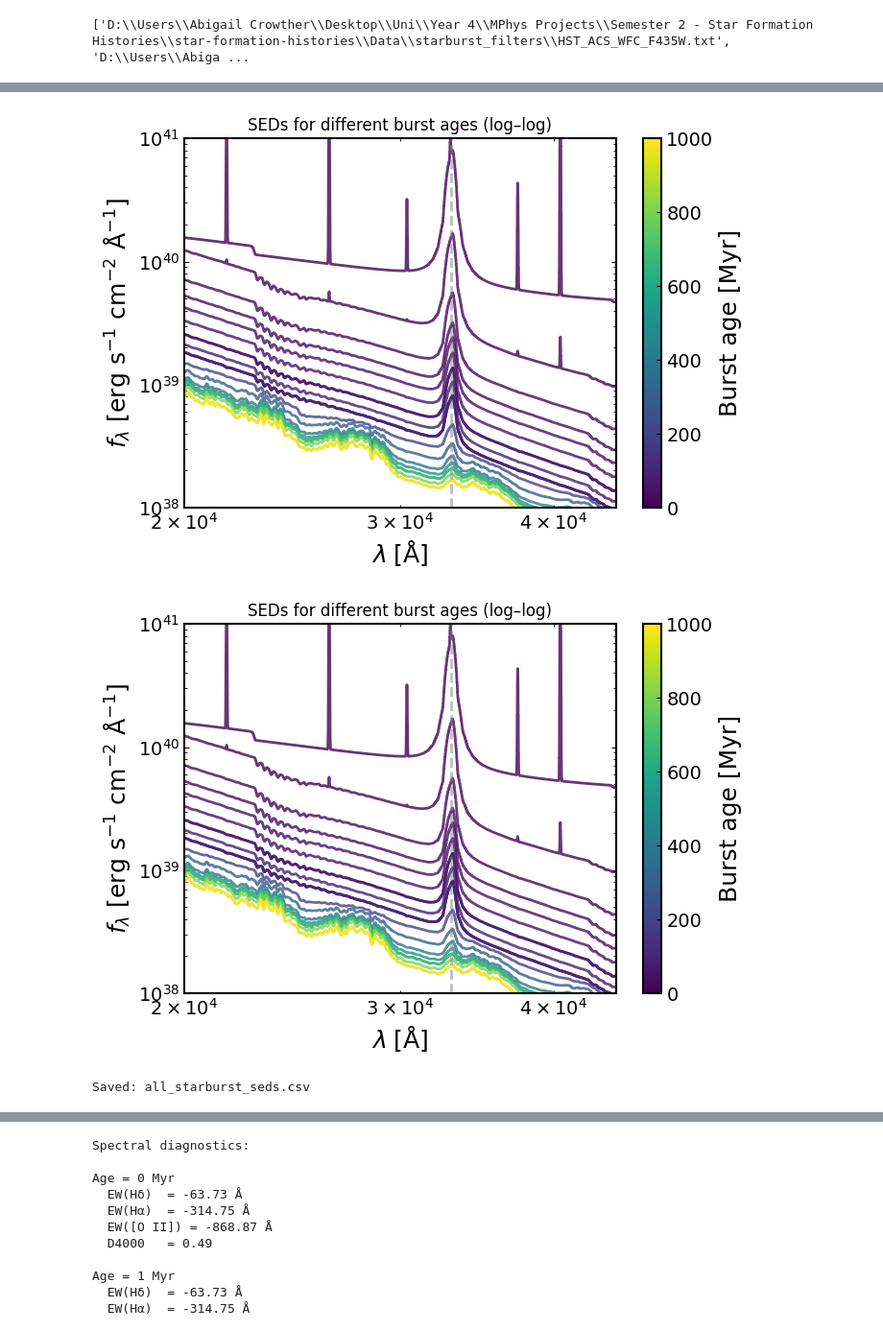
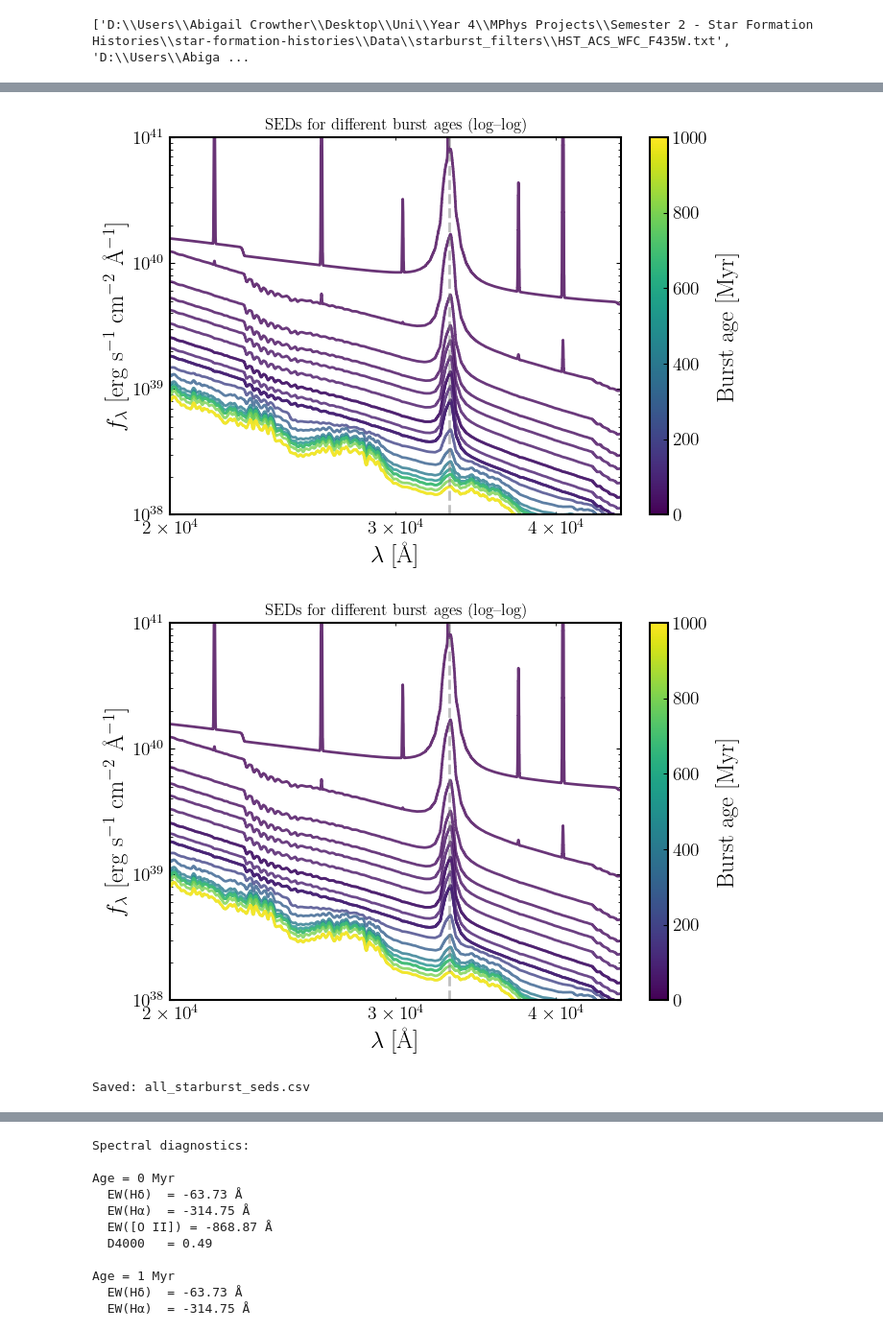
Before and after one commit to abbycrowther/star-formation-histories, a Jupyter notebook: Code/starburst_over_time.ipynb, the cells around one changed output, grey strips where cells are left out. Shown at 96% size. Saved outputs shown, nothing was run; the diff lists cells and outputs as text; code cells hidden in the pictures.

Commit message:
getting latex to work, still an error for the final cell - plotting EWs/D4000. fix this!

```diff
--- a/Code/starburst_over_time.ipynb
+++ b/Code/starburst_over_time.ipynb
@@ -100,7 +102,8 @@ for age in ages_gyr:
     )
 
     #plot spectrum
-    fig = model.plot()
+    fig, ax = model.plot()
 
     plt.show()
+    plt.close(fig)
 # %% [output]
@@ -121,6 +124,16 @@ for age in ages_gyr:
 import bagpipes as pipes
 import numpy as np
 import matplotlib.pyplot as plt
+import matplotlib as mpl
+import os
+
+os.environ["PATH"] += r";C:\Users\Abigail Crowther\AppData\Local\Programs\MiKTeX\miktex\bin\x64"
+
+mpl.rcParams.update({
+    "text.usetex": True,
+    "font.family": "serif",
+    "text.latex.preamble": r"\usepackage{amsmath}\usepackage{amssymb}"
+})
 
 years = np.concatenate([
     np.arange(0, 110, 10),
@@ -234,6 +247,16 @@ for t in ages_gyr:
 ... (8 outputs left out)
 # %%
 import pandas as pd
+import matplotlib as mpl
+import os
+
+os.environ["PATH"] += r";C:\Users\Abigail Crowther\AppData\Local\Programs\MiKTeX\miktex\bin\x64"
+
+mpl.rcParams.update({
+    "text.usetex": True,
+    "font.family": "serif",
+    "text.latex.preamble": r"\usepackage{amsmath}\usepackage{amssymb}"
+})
 
 years = np.concatenate([
     np.arange(0, 110, 10),
@@ -276,39 +299,49 @@ for t in years:
         filt_list=filter_files,
         spec_wavs = np.arange(global_min - 500,
                       global_max + 500,
                       5.)
     )
 
     ax.plot(
         model.spec_wavs,      # linear wavelength
         model.spectrum,       # linear flux
         color=cmap(norm(t)),
         alpha=0.8
     )
 
 ax.set_xscale("log")
 ax.set_yscale("log")
 
 ax.set_xlabel(r"$\lambda \; [\mathrm{\AA}]$")
 ax.set_ylabel(r"$f_\lambda$ [erg s$^{-1}$ cm$^{-2}$ Å$^{-1}$]")
 ax.set_ylim(1e38, 1e41)
 ax.set_xlim(2e4, 4.5e4)
 ax.axvline(3.3e4, color='grey', linestyle='--', alpha=0.5)
 ax.set_title("SEDs for different burst ages (log–log)")
 
 sm = plt.cm.ScalarMappable(cmap=cmap, norm=norm)
 sm.set_array([])
 fig.colorbar(sm, ax=ax, label="Burst age [Myr]")
 
 plt.tight_layout()
 plt.show()
 # %% [output]
-[figure, old version]
+[figure, new version]
 # %%
 import numpy as np
 import pandas as pd
 import matplotlib.pyplot as plt
 import bagpipes as pipes
+import matplotlib as mpl
+import os
+
+os.environ["PATH"] += r";C:\Users\Abigail Crowther\AppData\Local\Programs\MiKTeX\miktex\bin\x64"
+
+mpl.rcParams.update({
+    "text.usetex": True,
+    "font.family": "serif",
+    "text.latex.preamble": r"\usepackage{amsmath}\usepackage{amssymb}"
+})
 
 years = np.concatenate([
     np.arange(0, 110, 10),
@@ -402,7 +435,7 @@ sed_df.to_csv(r"D:\Users\Abigail Crowther\Desktop\Uni\Year 4\MPhys Projects\Seme
 
 print("Saved: all_starburst_seds.csv")
 # %% [output]
-[figure, old version]
+[figure, new version]
 Saved: all_starburst_seds.csv
 # %%
 years = np.concatenate([
```
Also changed, not shown: parts of 6 cells of this notebook, 1 other file.
